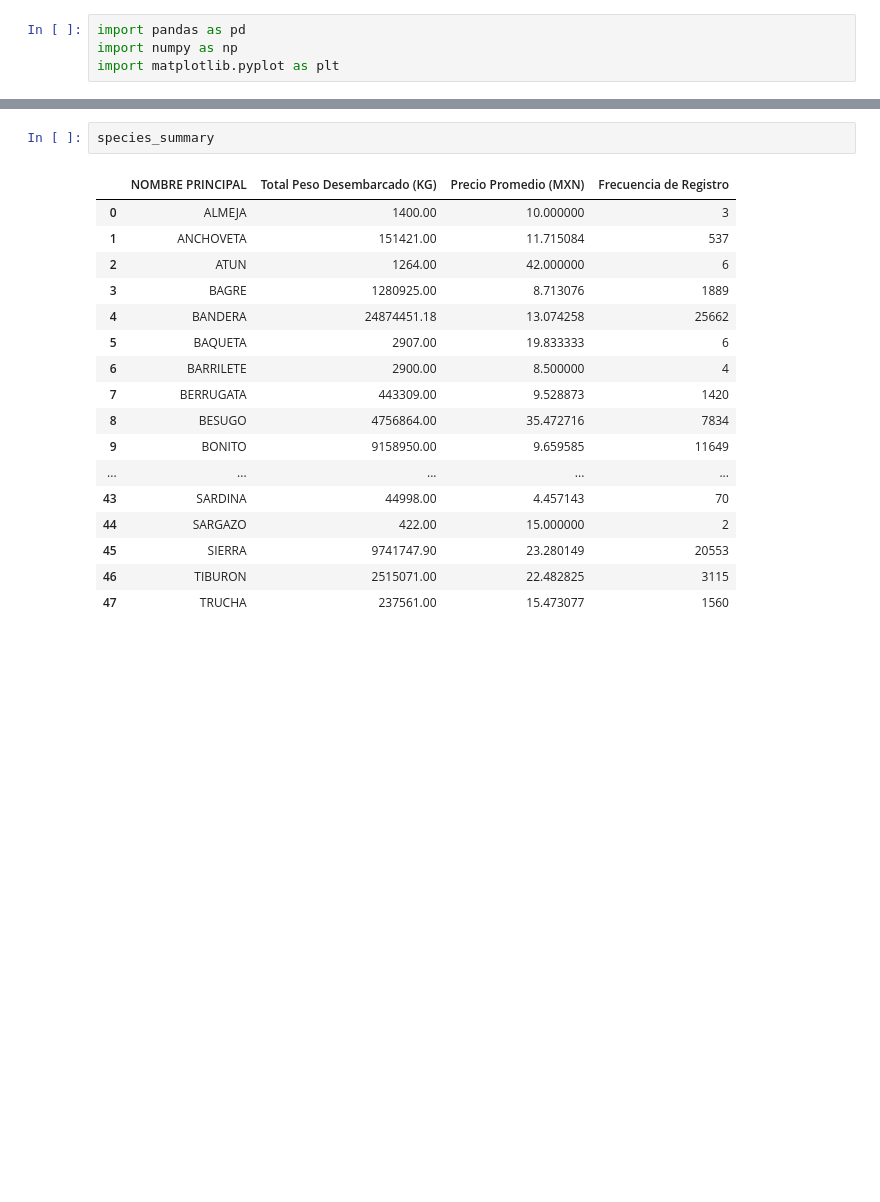
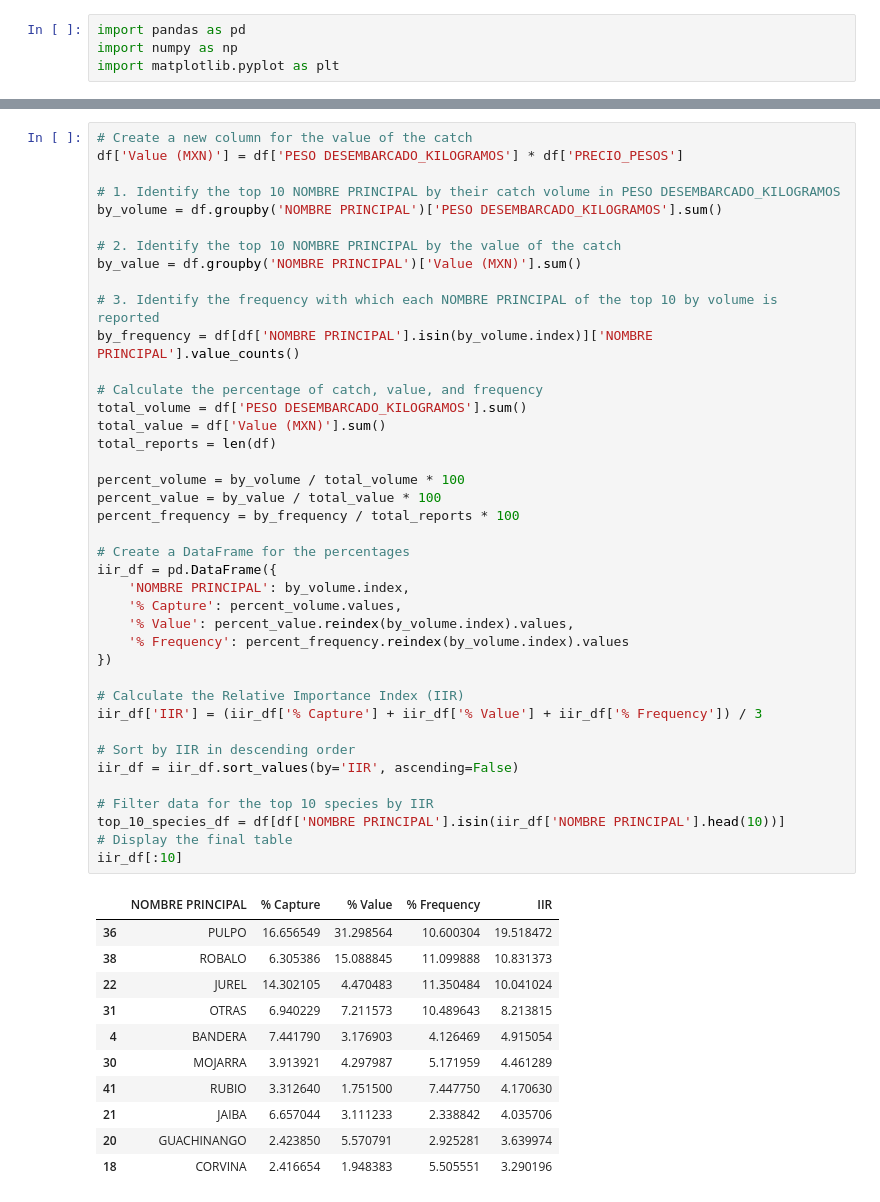
Before and after one commit to Marine-Data-Lab/Nemos_vms_analisys, a Jupyter notebook: analisis_capitulo_pepe.ipynb, the cells around one changed output, grey strips where cells are left out. Drawn from its saved outputs; the diff is of its cells as text; blank space fills up the shorter version.

```diff
--- a/analisis_capitulo_pepe.ipynb
+++ b/analisis_capitulo_pepe.ipynb
@@ -327,20 +20,52 @@ species_summary = df.groupby('NOMBRE PRINCIPAL').agg({
-# %%
-species_summary
-# %% [output]
-|  | NOMBRE PRINCIPAL | Total Peso Desembarcado (KG) | Precio Promedio (MXN) | Frecuencia de Registro |
-| 0 | ALMEJA | 1400.00 | 10.000000 | 3 |
-| 1 | ANCHOVETA | 151421.00 | 11.715084 | 537 |
-| 2 | ATUN | 1264.00 | 42.000000 | 6 |
-| 3 | BAGRE | 1280925.00 | 8.713076 | 1889 |
-| 4 | BANDERA | 24874451.18 | 13.074258 | 25662 |
-| 5 | BAQUETA | 2907.00 | 19.833333 | 6 |
-| 6 | BARRILETE | 2900.00 | 8.500000 | 4 |
-| 7 | BERRUGATA | 443309.00 | 9.528873 | 1420 |
-| 8 | BESUGO | 4756864.00 | 35.472716 | 7834 |
-| 9 | BONITO | 9158950.00 | 9.659585 | 11649 |
-| ... | ... | ... | ... | ... |
-| 43 | SARDINA | 44998.00 | 4.457143 | 70 |
-| 44 | SARGAZO | 422.00 | 15.000000 | 2 |
-| 45 | SIERRA | 9741747.90 | 23.280149 | 20553 |
-| 46 | TIBURON | 2515071.00 | 22.482825 | 3115 |
-| 47 | TRUCHA | 237561.00 | 15.473077 | 1560 |
+# %%
+# Create a new column for the value of the catch
+df['Value (MXN)'] = df['PESO DESEMBARCADO_KILOGRAMOS'] * df['PRECIO_PESOS']
+
+# 1. Identify the top 10 NOMBRE PRINCIPAL by their catch volume in PESO DESEMBARCADO_KILOGRAMOS
+by_volume = df.groupby('NOMBRE PRINCIPAL')['PESO DESEMBARCADO_KILOGRAMOS'].sum()
+
+# 2. Identify the top 10 NOMBRE PRINCIPAL by the value of the catch
+by_value = df.groupby('NOMBRE PRINCIPAL')['Value (MXN)'].sum()
+
+# 3. Identify the frequency with which each NOMBRE PRINCIPAL of the top 10 by volume is reported
+by_frequency = df[df['NOMBRE PRINCIPAL'].isin(by_volume.index)]['NOMBRE PRINCIPAL'].value_counts()
+
+# Calculate the percentage of catch, value, and frequency
+total_volume = df['PESO DESEMBARCADO_KILOGRAMOS'].sum()
+total_value = df['Value (MXN)'].sum()
+total_reports = len(df)
+
+percent_volume = by_volume / total_volume * 100
+percent_value = by_value / total_value * 100
+percent_frequency = by_frequency / total_reports * 100
+
+# Create a DataFrame for the percentages
+iir_df = pd.DataFrame({
+    'NOMBRE PRINCIPAL': by_volume.index,
+    '% Capture': percent_volume.values,
+    '% Value': percent_value.reindex(by_volume.index).values,
+    '% Frequency': percent_frequency.reindex(by_volume.index).values
+})
+
+# Calculate the Relative Importance Index (IIR)
+iir_df['IIR'] = (iir_df['% Capture'] + iir_df['% Value'] + iir_df['% Frequency']) / 3
+
+# Sort by IIR in descending order
+iir_df = iir_df.sort_values(by='IIR', ascending=False)
+
+# Filter data for the top 10 species by IIR
+top_10_species_df = df[df['NOMBRE PRINCIPAL'].isin(iir_df['NOMBRE PRINCIPAL'].head(10))]
+# Display the final table
+iir_df[:10]
+# %% [output]
+|  | NOMBRE PRINCIPAL | % Capture | % Value | % Frequency | IIR |
+| 36 | PULPO | 16.656549 | 31.298564 | 10.600304 | 19.518472 |
+| 38 | ROBALO | 6.305386 | 15.088845 | 11.099888 | 10.831373 |
+| 22 | JUREL | 14.302105 | 4.470483 | 11.350484 | 10.041024 |
+| 31 | OTRAS | 6.940229 | 7.211573 | 10.489643 | 8.213815 |
+| 4 | BANDERA | 7.441790 | 3.176903 | 4.126469 | 4.915054 |
+| 30 | MOJARRA | 3.913921 | 4.297987 | 5.171959 | 4.461289 |
+| 41 | RUBIO | 3.312640 | 1.751500 | 7.447750 | 4.170630 |
+| 21 | JAIBA | 6.657044 | 3.111233 | 2.338842 | 4.035706 |
+| 20 | GUACHINANGO | 2.423850 | 5.570791 | 2.925281 | 3.639974 |
+| 18 | CORVINA | 2.416654 | 1.948383 | 5.505551 | 3.290196 |
```
Also changed, not shown: parts of 21 cells of this notebook.
